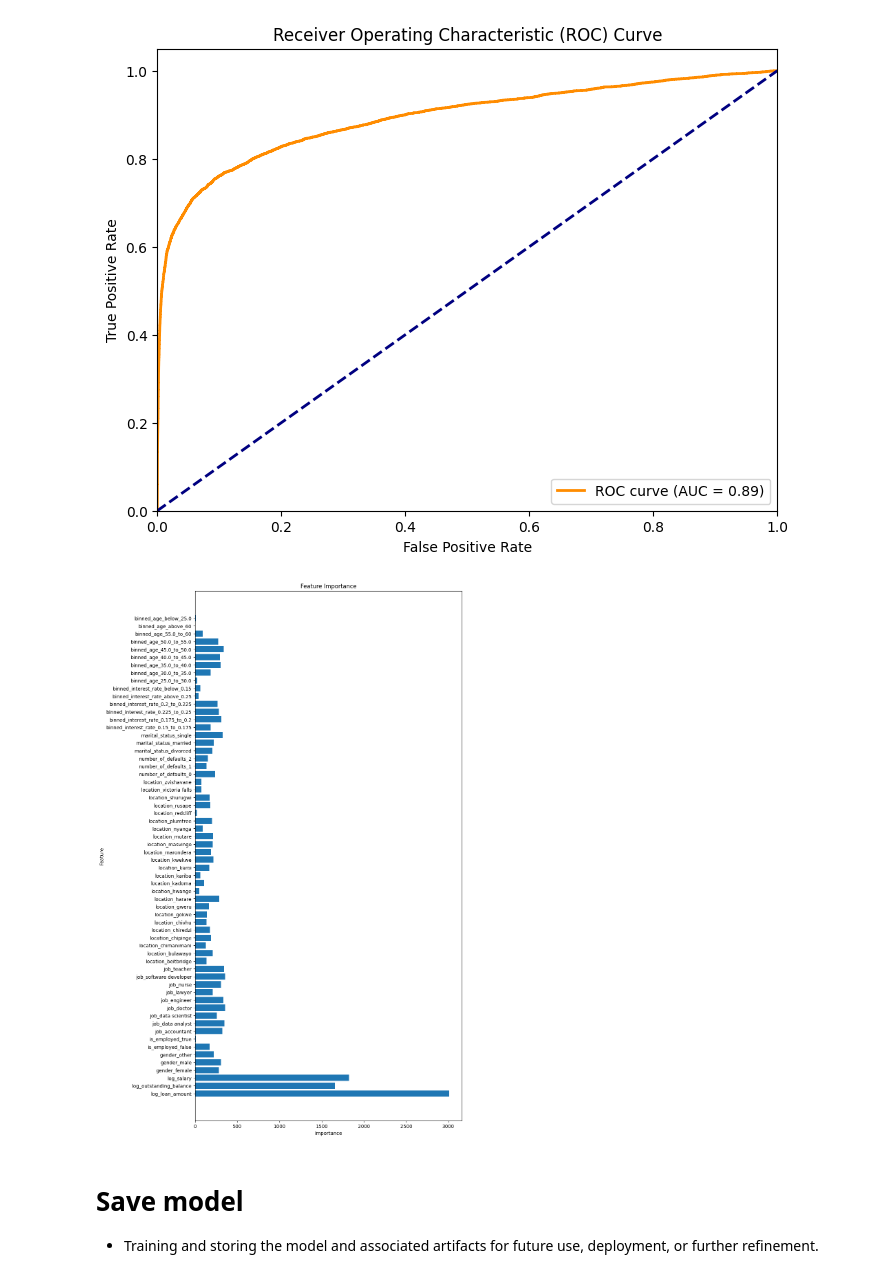
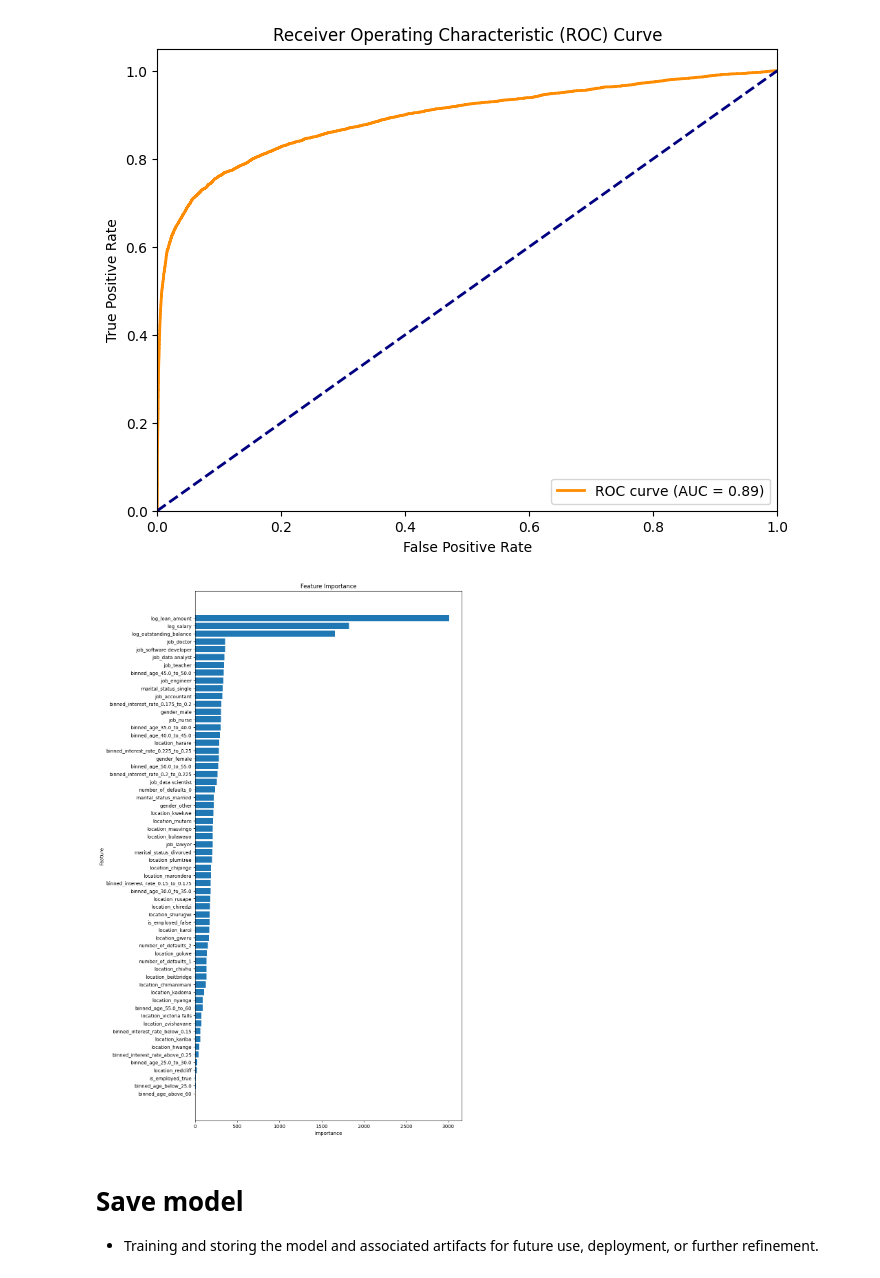
Before and after one commit to TheRealSirBen/Claxon-Data-Science-Hackathon-Loan-Default-Prediction, a Jupyter notebook: model/train_model.ipynb, the cells around one changed output. Saved outputs shown, nothing was run; the diff lists cells and outputs as text; code cells hidden in the pictures.

```diff
--- a/model/train_model.ipynb
+++ b/model/train_model.ipynb
@@ -2363,24 +2363,31 @@ plt.savefig(_viz_name)
 # Image(filename=_viz_name)
 # %% [output]
 [figure]
-# %%
-# Plot the feature importance
-feature_importance = loan_default_model.feature_importances_
-feature_names = X_test.columns
-
-_viz_name = 'eda/feature importance.png'
-#
-plt.figure(figsize=(10, 20))
-plt.barh(feature_names, feature_importance)
-# plt.xticks(rotation=60)
-plt.ylabel('Feature')
-plt.xlabel('Importance')
-plt.title('Feature Importance')
-plt.savefig(_viz_name)
-# Display the image
-# Image(filename=_viz_name)
-# %% [output]
-[figure, removed]
+# %%
+# Plot the feature importance
+feature_importance = loan_default_model.feature_importances_
+feature_names = X_test.columns
+
+# Create a DataFrame for sorting
+importance_df = DataFrame({
+    'Feature': feature_names,
+    'Importance': feature_importance
+})
+
+# Sort the DataFrame by importance
+importance_df = importance_df.sort_values(by='Importance', ascending=True)
+
+# Plotting
+_viz_name = 'eda/feature_importance.png'
+plt.figure(figsize=(10, 20))
+plt.barh(importance_df['Feature'], importance_df['Importance'])
+plt.ylabel('Feature')
+plt.xlabel('Importance')
+plt.title('Feature Importance')
+plt.savefig(_viz_name)
+# plt.show()  # Optional: display the plot
+# %% [output]
+[figure, added]
 # %% [markdown]
 # Save model
 
```
Also changed, not shown: 4 other files.
